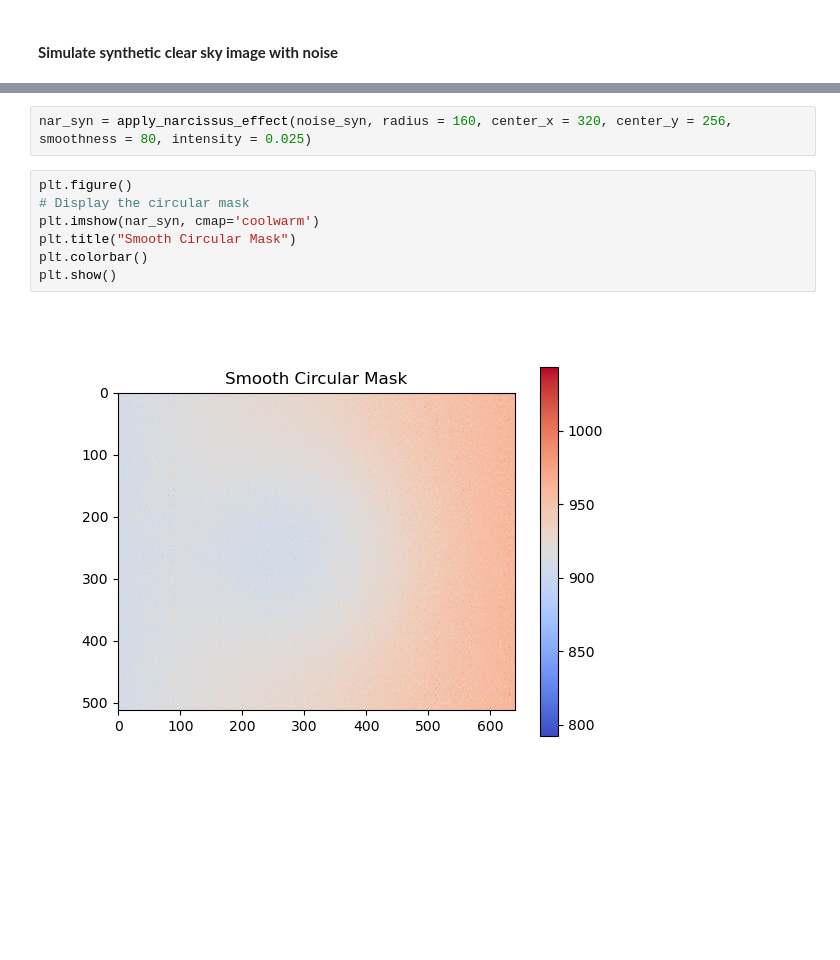
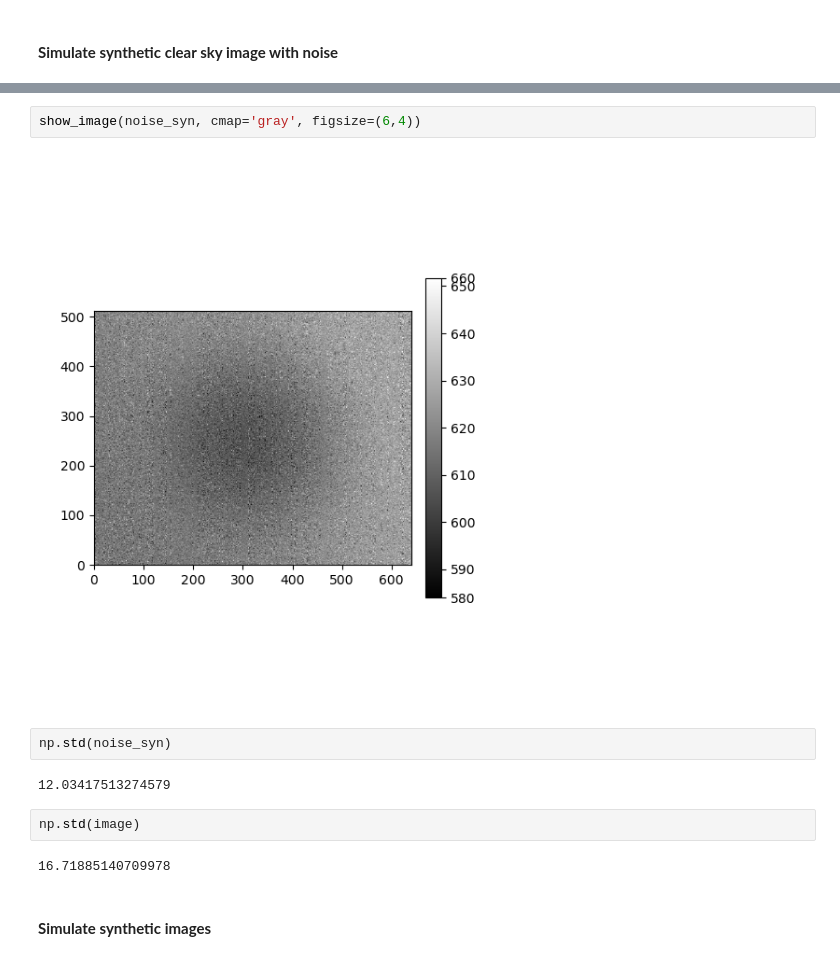
Before and after one commit to ASKabalan/-infrared-cloud-detection-, a Jupyter notebook: simulate_clear_sky_images.ipynb, the cells around one changed output, grey strips where cells are left out. Drawn from its saved outputs; the diff is of its cells as text; blank space fills up the shorter version.

```diff
--- a/simulate_clear_sky_images.ipynb
+++ b/simulate_clear_sky_images.ipynb
@@ -47,11 +40,14 @@ plot_synthetic_noisy_images(syn=syn, noisy=noise_syn, cmap='gray')
-# %%
-nar_syn = apply_narcissus_effect(noise_syn, radius = 160, center_x = 320, center_y = 256, smoothness = 80, intensity = 0.025)
-# %%
-plt.figure()
-# Display the circular mask
-plt.imshow(nar_syn, cmap='coolwarm')
-plt.title("Smooth Circular Mask")
-plt.colorbar()
-plt.show()
-# %% [output]
-[figure, removed]
+# %%
+show_image(noise_syn, cmap='gray', figsize=(6,4))
+# %% [output]
+[figure, added]
+# %%
+np.std(noise_syn)
+# %% [output]
+12.03417513274579
+# %%
+np.std(image)
+# %% [output]
+16.71885140709978
+# %% [markdown]
+#### **Simulate synthetic images**
```
Also changed, not shown: parts of 6 cells of this notebook, 20 other files.
